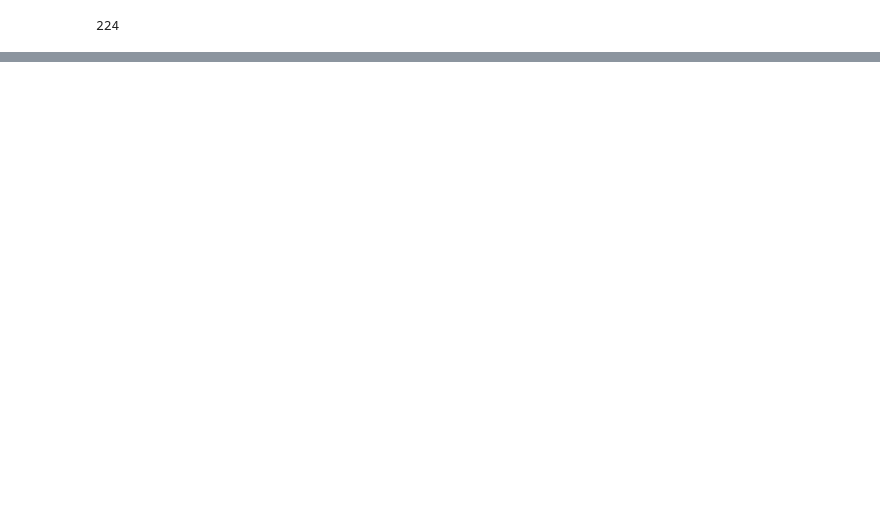
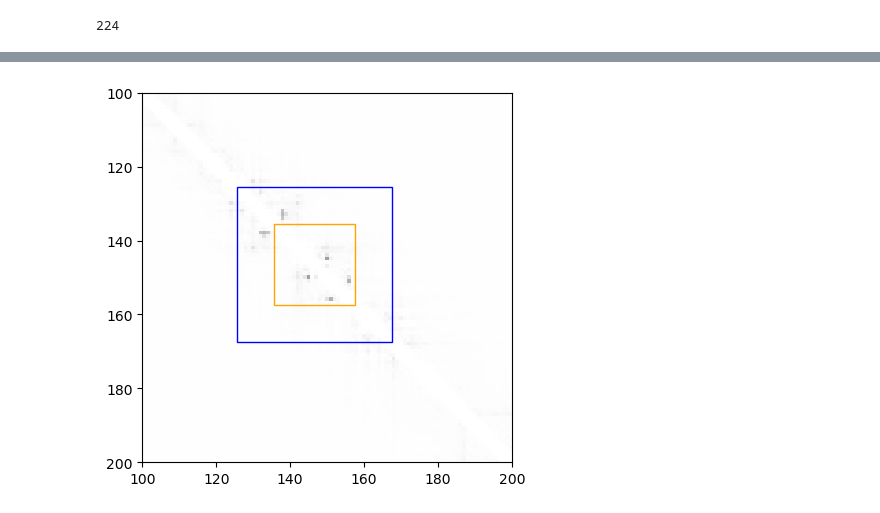
Before and after one commit to zzhangzzhang/pLMs-interpretability, a Jupyter notebook: contact_recovery/05_single_seg_contact_recovery_LMmap.ipynb, the cells around one changed output, grey strips where cells are left out. Cells and saved outputs as stored; diff of their text form; code cells hidden in the pictures; blank space fills up the shorter version.

```diff
--- a/contact_recovery/05_single_seg_contact_recovery_LMmap.ipynb
+++ b/contact_recovery/05_single_seg_contact_recovery_LMmap.ipynb
@@ -65,0 +98,19 @@ plt.show()
+# %%
+fig, ax = plt.subplots()
+plt.imshow(mask_contact_full,cmap="Greys",vmin=0,vmax=1)
+
+rect1 = patches.Rectangle((position - 0.5 - int(flank_len), position - 0.5 - int(flank_len)), 22 + 2 * int(flank_len), 22 + 2 * int(flank_len), linewidth=1,
+                         edgecolor='blue', facecolor="none")
+rect2 = patches.Rectangle((position-0.5, position-0.5), 22, 22, linewidth=1,
+                         edgecolor='orange', facecolor="none")
+
+plt.xlim(100, 200)
+plt.ylim(200, 100)
+
+# Add the patch to the Axes
+ax.add_patch(rect1)
+ax.add_patch(rect2)
+plt.savefig('../figures_manuscript/1BYI_esm2contact_fl' + flank_len + '_crop.svg')
+plt.show()
+# %% [output]
+[figure, added]
```
Also changed, not shown: parts of 6 cells of this notebook, 3 other files.
